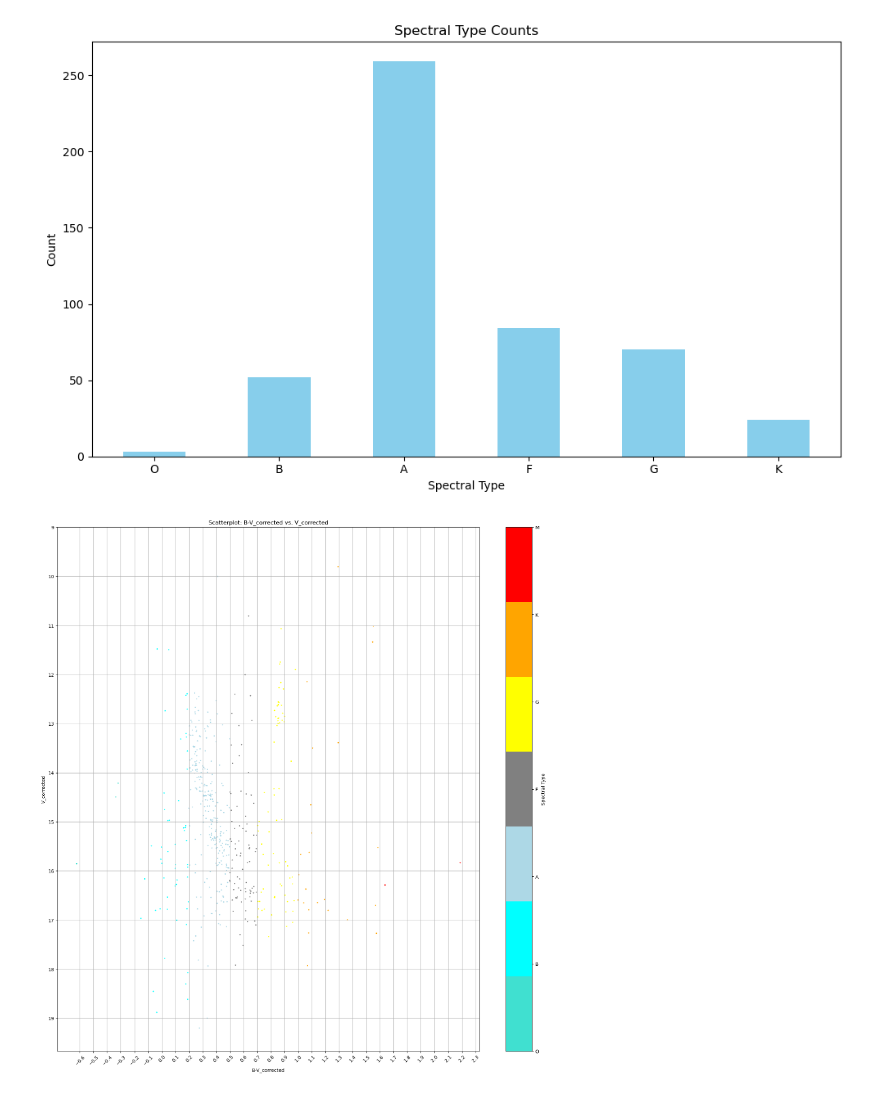
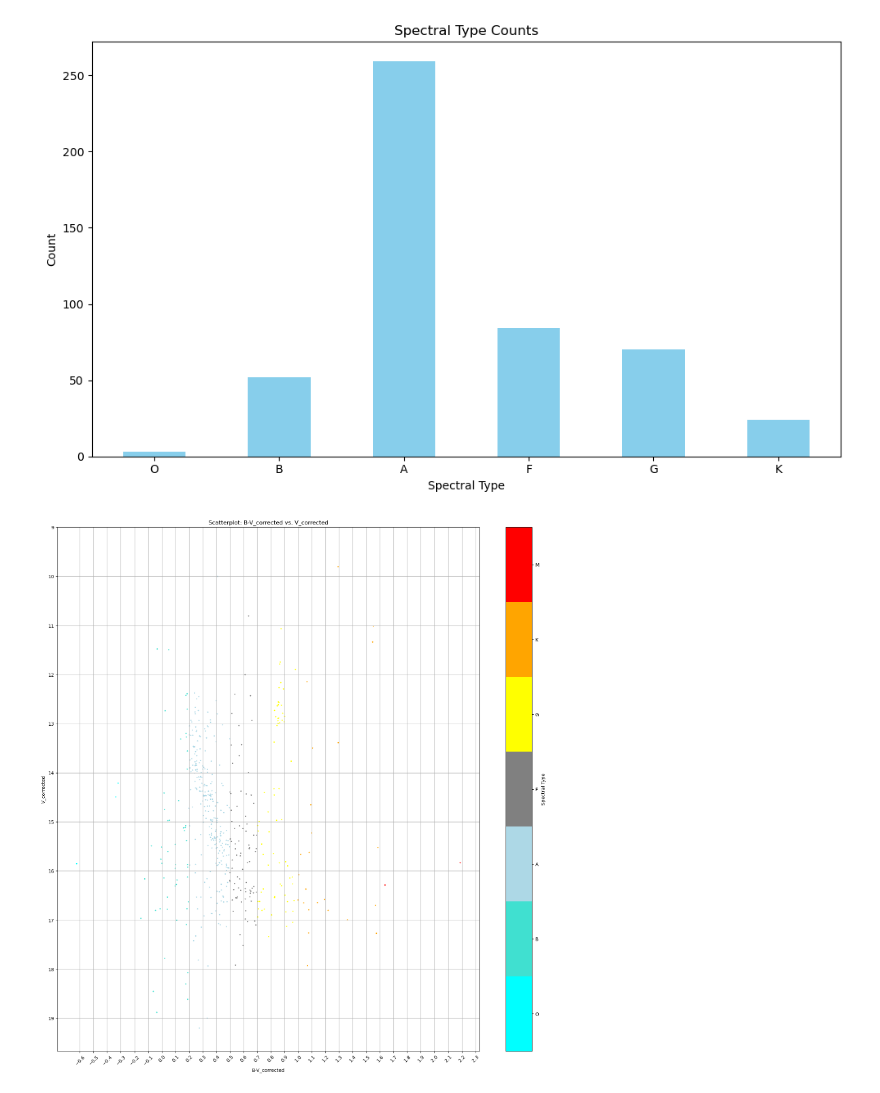
Before and after one commit to MuhammadArshad123/NGC1245, a Jupyter notebook: spectralType.ipynb, the cells around one changed output. Drawn from its saved outputs; the diff is of its cells as text; code cells hidden in the pictures.

Commit message:
Fixed tickmarks for colorbar

```diff
--- a/spectralType.ipynb
+++ b/spectralType.ipynb
@@ -60,8 +60,8 @@ plt.show()
 # %%
 # Create a custom colormap mapping spectral types to colors
 spectral_colors = {
-    'O': 'turquoise',
-    'B': 'cyan',
+    'O': 'cyan',
+    'B': 'turquoise',
     'A': 'lightblue',
     'F': 'grey',
     'G': 'yellow',
@@ -80,30 +80,31 @@ colors = df['spectral_type'].apply(get_color)
 # %%
 plt.figure(figsize=(20, 20))
 plt.scatter(df['B-V_corrected'], df['V_corrected'], color=colors, marker='.', s=10)
 
 plt.gca().invert_yaxis()
 
 plt.xlabel('B-V_corrected')
 plt.ylabel('V_corrected')
 plt.title('Scatterplot: B-V_corrected vs. V_corrected')
 plt.grid(True)
 
 
 x_ticks = np.arange(-0.6, 2.4, 0.1)
 y_ticks = np.arange(9, 19.5, 1)
 
 plt.xticks(x_ticks, rotation=45)
 plt.yticks(y_ticks)
 import matplotlib.cm as cm
 # Create a ScalarMappable for the custom color mapping
 sm = cm.ScalarMappable(cmap=cm.colors.ListedColormap(list(spectral_colors.values())))
 sm.set_array([])  # Set an empty array since we're not using actual numerical data
 
 # Add the colorbar
-cbar = plt.colorbar(sm, ticks=np.linspace(0, 1, 7), label='Spectral Type')
+tickmarks = (np.array([1,3,5,7,9,11, 13]))/14
+cbar = plt.colorbar(sm, ticks=tickmarks, label='Spectral Type')
 cbar.set_ticklabels(list(spectral_colors.keys()))  # Set tick labels to spectral types
 
 plt.savefig('ColorMagWithTypeDiagram.pdf', format='pdf', bbox_inches='tight')
 plt.show()
 # %% [output]
-[figure, old version]
+[figure, new version]
```
Also changed, not shown: 5 other files.
